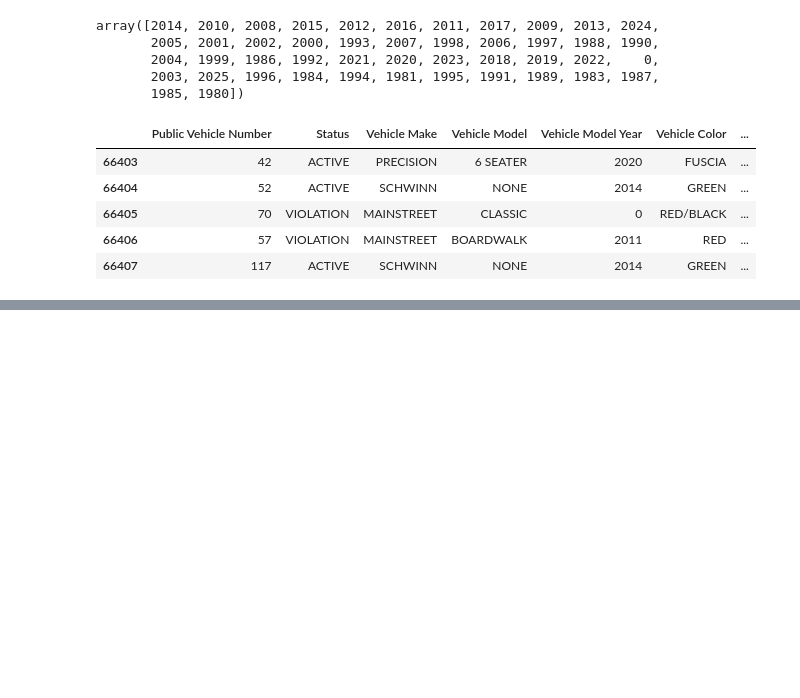
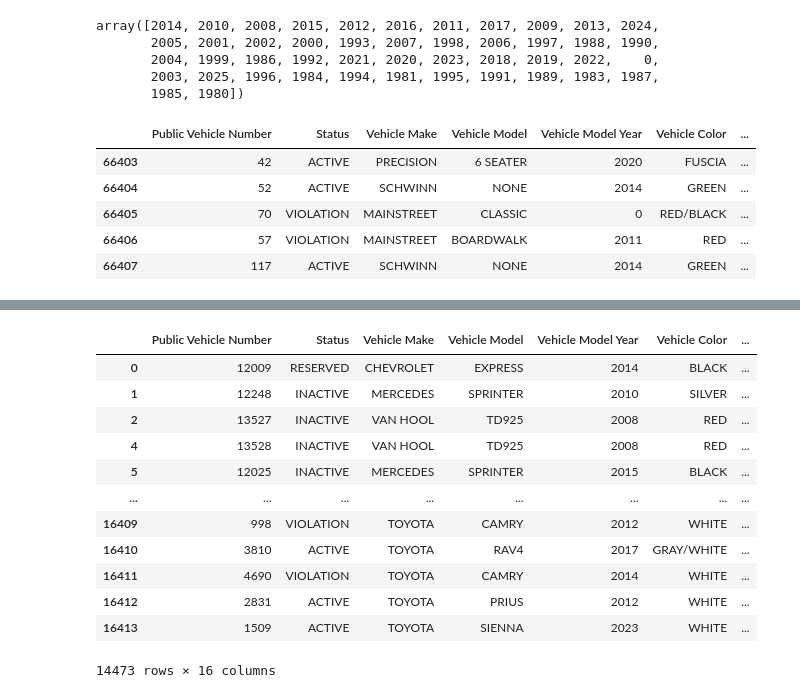
Before and after one commit to LakshithaSenavirathna/The_Wheels_In_Motion, a Jupyter notebook: analysis_vehicles.ipynb, the cells around one changed output, grey strips where cells are left out. Saved outputs shown, nothing was run; the diff lists cells and outputs as text; code cells hidden in the pictures; blank space fills up the shorter version.

```diff
--- a/analysis_vehicles.ipynb
+++ b/analysis_vehicles.ipynb
@@ -99,3 +114,21 @@ array(['N', 'Y'], dtype=object)
 df['ZIP Code']=df['ZIP Code'].fillna(0)
 # %%
 df['ZIP Code']=df['ZIP Code'].astype(int)
+# %%
+df.drop_duplicates(subset=['Public Vehicle Number'],inplace=True)
+# %%
+df
+# %% [output]
+|  | Public Vehicle Number | Status | Vehicle Make | Vehicle Model | Vehicle Model Year | Vehicle Color | ... |
+| 0 | 12009 | RESERVED | CHEVROLET | EXPRESS | 2014 | BLACK | ... |
+| 1 | 12248 | INACTIVE | MERCEDES | SPRINTER | 2010 | SILVER | ... |
+| 2 | 13527 | INACTIVE | VAN HOOL | TD925 | 2008 | RED | ... |
+| 4 | 13528 | INACTIVE | VAN HOOL | TD925 | 2008 | RED | ... |
+| 5 | 12025 | INACTIVE | MERCEDES | SPRINTER | 2015 | BLACK | ... |
+| ... | ... | ... | ... | ... | ... | ... | ... |
+| 16409 | 998 | VIOLATION | TOYOTA | CAMRY | 2012 | WHITE | ... |
+| 16410 | 3810 | ACTIVE | TOYOTA | RAV4 | 2017 | GRAY/WHITE | ... |
+| 16411 | 4690 | VIOLATION | TOYOTA | CAMRY | 2014 | WHITE | ... |
+| 16412 | 2831 | ACTIVE | TOYOTA | PRIUS | 2012 | WHITE | ... |
+| 16413 | 1509 | ACTIVE | TOYOTA | SIENNA | 2023 | WHITE | ... |
+14473 rows × 16 columns
```
Also changed, not shown: parts of 3 cells of this notebook.
